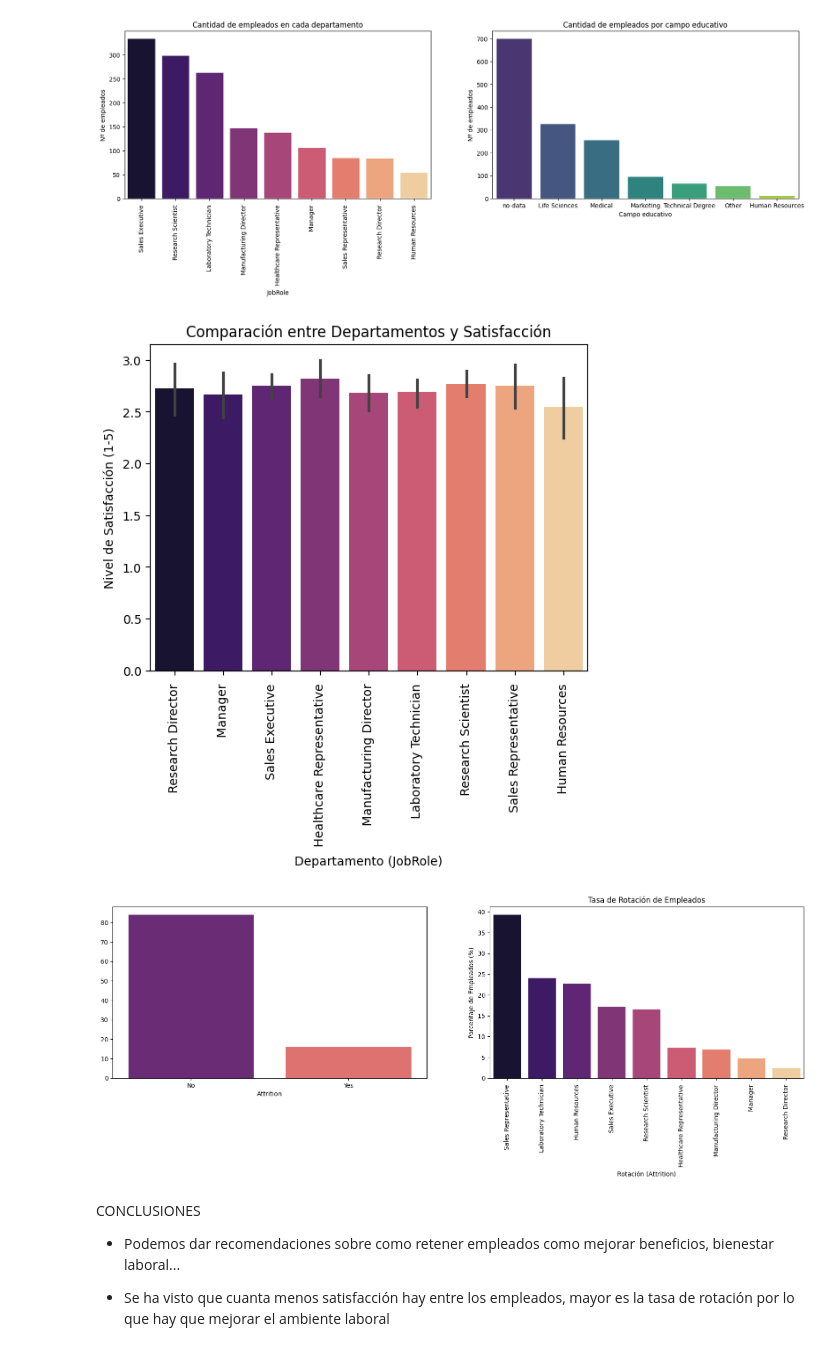
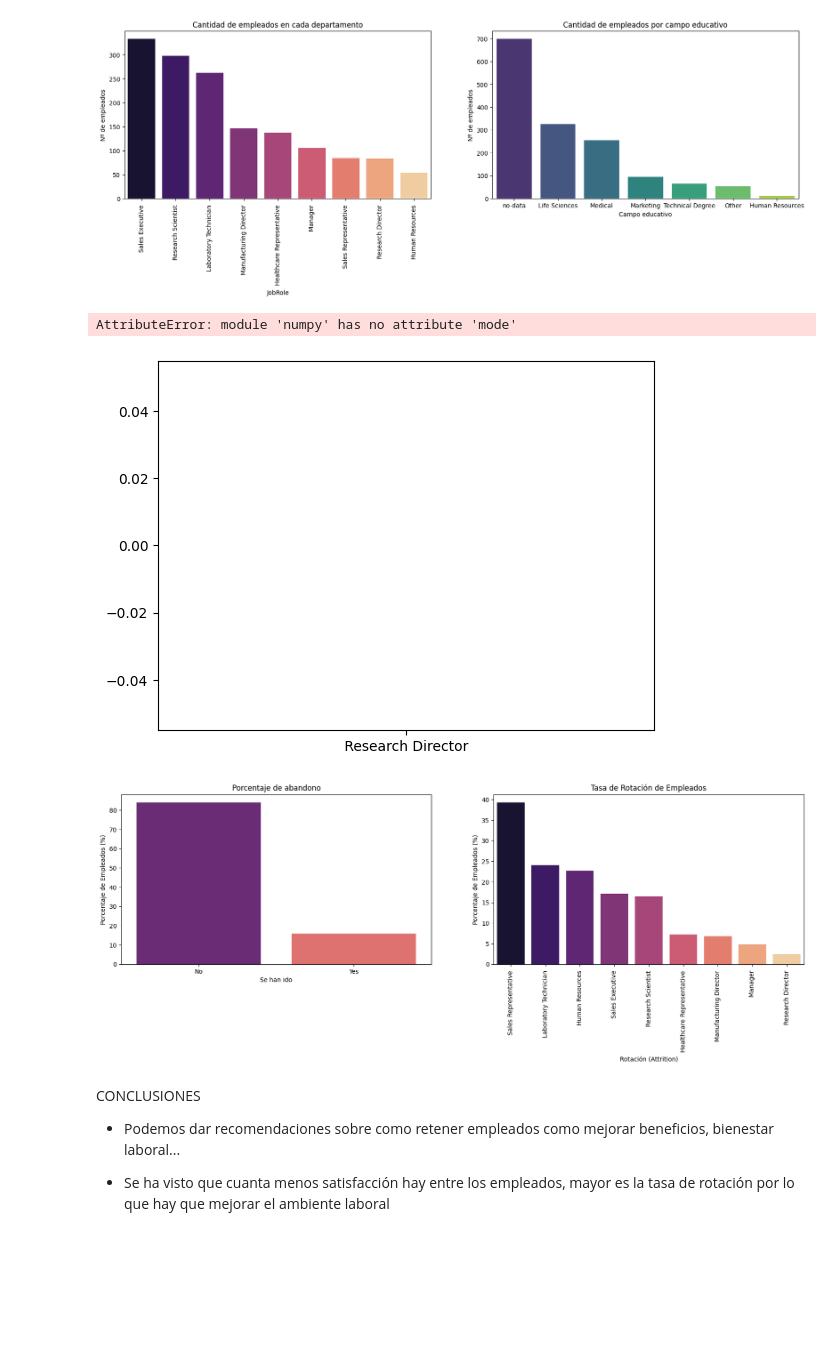
Before and after one commit to luzmarinahg/proyecto_eda_adalab, a Jupyter notebook: FASE 6-Reporte.ipynb, the cells around one changed output. Cells and saved outputs as stored; diff of their text form; code cells hidden in the pictures; blank space fills up the shorter version.

```diff
--- a/FASE 6-Reporte.ipynb
+++ b/FASE 6-Reporte.ipynb
@@ -111,18 +111,20 @@ axes[1].set_ylabel("Nº de empleados");
 # %%
 # Comparación entre departamento y nivel de satisfacción:
 
 sns.barplot(x = "JobRole",
             y = "JobSatisfaction",
+            estimator = "mode",
             data = df,
             palette = "magma")
 
 plt.title('Comparación entre Departamentos y Satisfacción')
 plt.xlabel('Departamento (JobRole)')
 plt.ylabel('Nivel de Satisfacción (1-5)')
 
 plt.xticks(rotation=90);
 # %% [output]
+AttributeError: module 'numpy' has no attribute 'mode'
-[figure, old version]
+[figure, new version]
 # %%
 fig, axes = plt.subplots(nrows = 1, ncols = 2, figsize = (20, 5))
 
@@ -141,16 +143,19 @@ sns.barplot(x=rotacion_por_departamento.index,
             ax = axes[1],
             palette="magma")
 
-plt.title('Comparación de Tasa de Rotación por Departamento')
-plt.xlabel('Departamento (JobRole)')
-plt.ylabel('Porcentaje de Rotación (%)')
-plt.xticks(rotation=90)
+axes[0].set_title("Porcentaje de abandono")
+
+axes[0].set_xlabel("Se han ido")
+
+axes[0].set_ylabel("Porcentaje de Empleados (%)")
 
 plt.title('Tasa de Rotación de Empleados')
 plt.xlabel('Rotación (Attrition)')
-plt.ylabel('Porcentaje de Empleados (%)');
+plt.ylabel('Porcentaje de Empleados (%)')
+
+plt.xticks(rotation = 90);
 # %% [output]
-[figure, old version]
+[figure, new version]
 # %% [markdown]
 CONCLUSIONES
 
```
